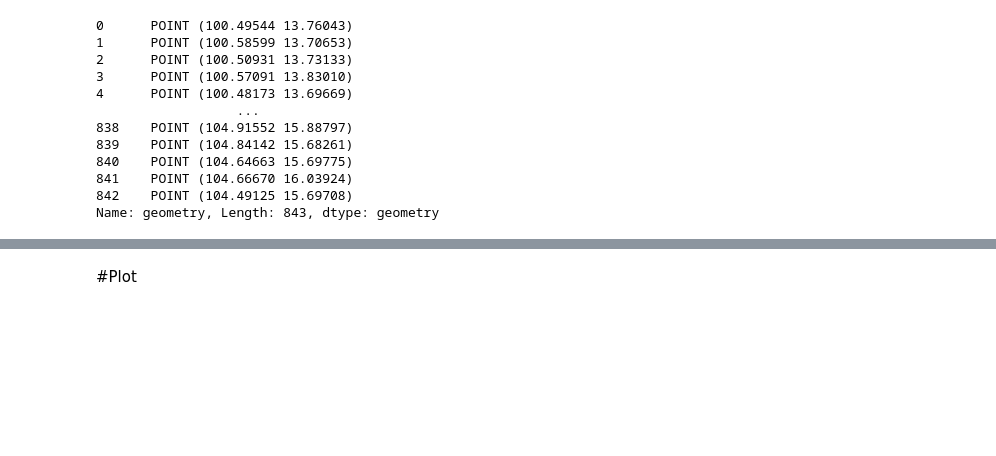
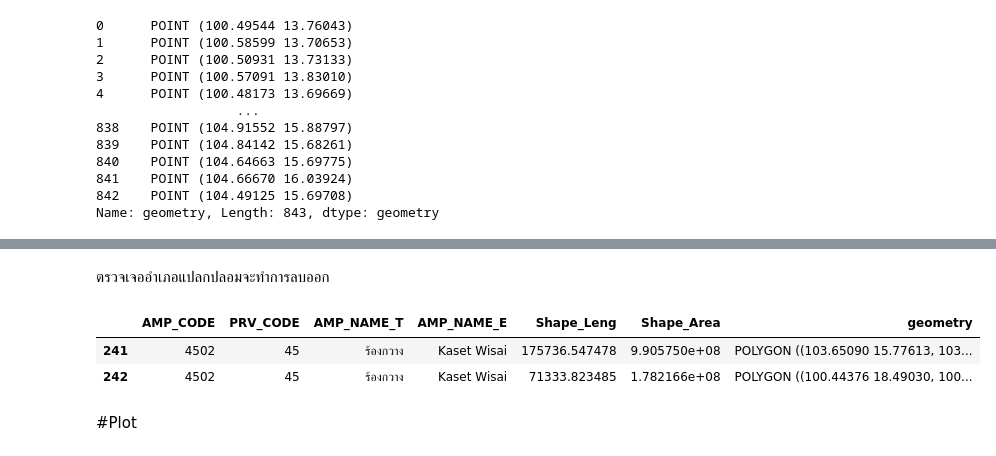
Before and after one commit to myNameIsPK/route_prediction, a Jupyter notebook: phase1/1.2/district_filterRoad.ipynb, the cells around one changed output, grey strips where cells are left out. Cells and saved outputs as stored; diff of their text form; code cells hidden in the pictures; blank space fills up the shorter version.

```diff
--- a/phase1/1.2/district_filterRoad.ipynb
+++ b/phase1/1.2/district_filterRoad.ipynb
@@ -153,0 +213,21 @@ coord = list(zip(lon,lat))
+# %%
+frame2 = []
+for code in districtCode:
+  df2 = pd.DataFrame()
+  df2 = district[district.PRV_CODE == code]
+  frame2.append(df2)
+frame2.append(district.loc[418:423])
+district_NE = pd.DataFrame()
+district_NE = pd.concat(frame2)
+# %%
+district_NE = district_NE.reset_index()
+# %%
+district_NE.drop(['index'],axis=1,inplace=True)
+# %% [markdown]
+ตรวจเจออำเภอแปลกปลอมจะทำการลบออก
+# %%
+district_NE[district_NE.AMP_CODE == '4502']
+# %% [output]
+|  | AMP_CODE | PRV_CODE | AMP_NAME_T | AMP_NAME_E | Shape_Leng | Shape_Area | geometry |
+| 241 | 4502 | 45 | ร้องกวาง | Kaset Wisai | 175736.547478 | 9.905750e+08 | POLYGON ((103.65090 15.77613, 103... |
+| 242 | 4502 | 45 | ร้องกวาง | Kaset Wisai | 71333.823485 | 1.782166e+08 | POLYGON ((100.44376 18.49030, 100... |
```
Also changed, not shown: parts of 21 cells of this notebook.
